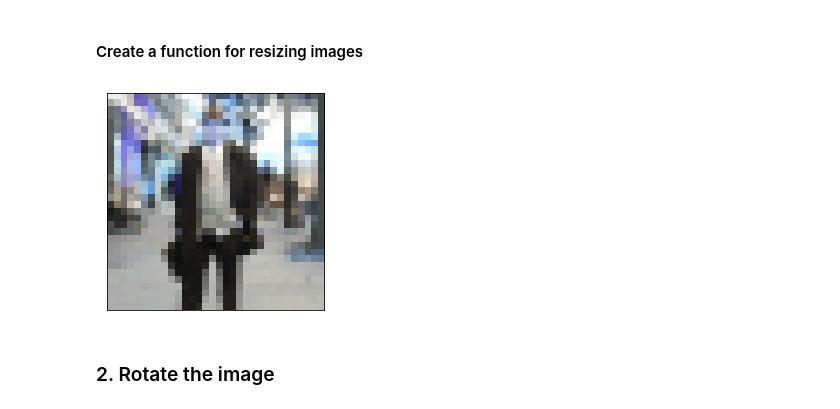
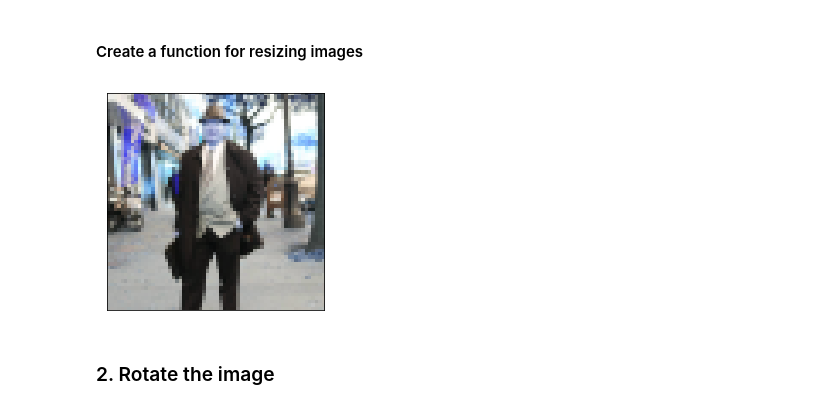
Before and after one commit to plim0793/automating_photography, a Jupyter notebook: image_aug.ipynb, the cells around one changed output. Saved outputs shown, nothing was run; the diff lists cells and outputs as text; code cells hidden in the pictures.

```diff
--- a/image_aug.ipynb
+++ b/image_aug.ipynb
@@ -111,9 +111,9 @@ plt.yticks([])
 # %% [markdown]
 #### Create a function for resizing images
 # %%
-t = resize_img(t1, int(t1.shape[1]*.05))
+t = resize_img(t1, int(t1.shape[1]*.1))
 # %% [output]
-[figure, old version]
+[figure, new version]
 # %% [markdown]
 ### 2. Rotate the image
 # %% [markdown]
```
Also changed, not shown: 1 other file.
